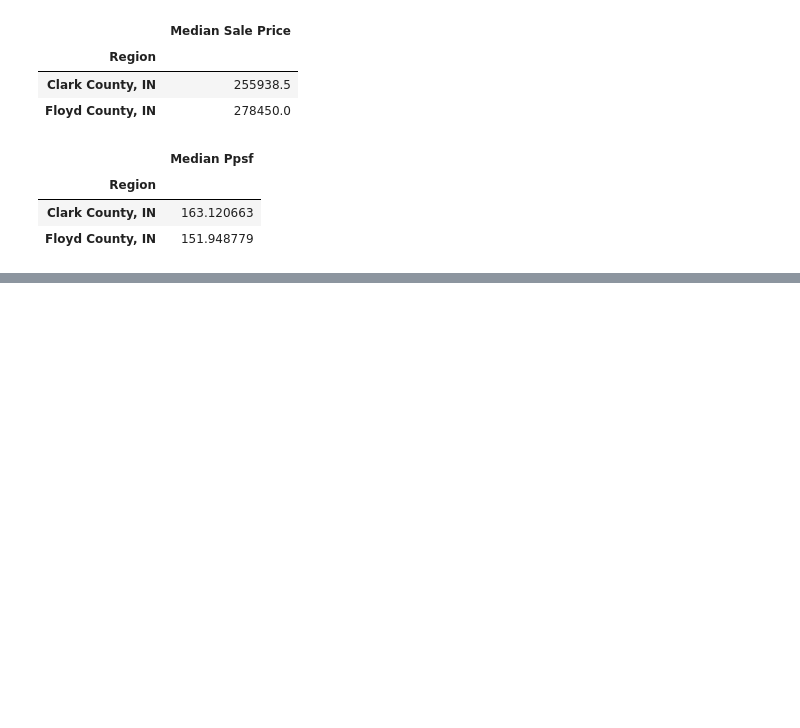
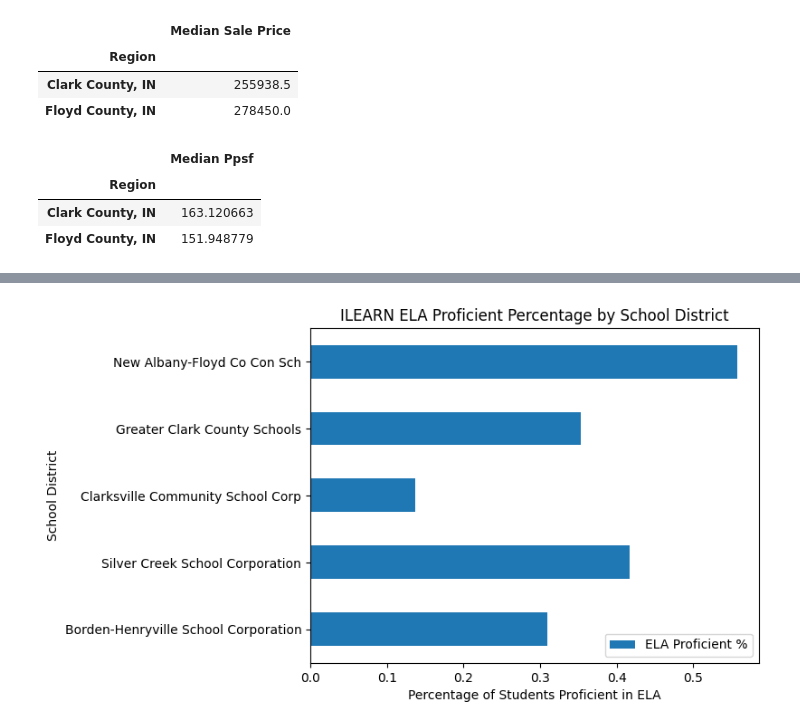
Before and after one commit to RachTheRad/SoIN_Housing_Analysis, a Jupyter notebook: HA_Cap_NB1.ipynb, the cells around one changed output, grey strips where cells are left out. Cells and saved outputs as stored; diff of their text form; code cells hidden in the pictures; blank space fills up the shorter version.

```diff
--- a/HA_Cap_NB1.ipynb
+++ b/HA_Cap_NB1.ipynb
@@ -316,0 +842,3 @@ average_saleprice.to_csv('average_saleprice.csv')
+# %%
+#changing index to be Corporation Name
+reindexed_ilearnG3df = merged_ilearnG3df.set_index('Corporation Name')
@@ -316,0 +902,7 @@ average_saleprice.to_csv('average_saleprice.csv')
+# %%
+#
+ilearn_copy = merged_ilearnG3df.copy()
+
+#changing objects to floats
+ilearn_copy['ELA Proficient %'] = ilearn_copy['ELA Proficient %'].str.rstrip('%').astype('float') / 100.0
+ilearn_copy
@@ -316,0 +916,4 @@ average_saleprice.to_csv('average_saleprice.csv')
+# %%
+#changing objects to floats
+ilearn_copy['Math Proficient %'] = ilearn_copy['Math Proficient %'].str.rstrip('%').astype('float') / 100.0
+ilearn_copy
@@ -316,0 +927,4 @@ average_saleprice.to_csv('average_saleprice.csv')
+# %%
+#changing objects to floats
+ilearn_copy['Science Proficient %'] = ilearn_copy['Science Proficient %'].str.rstrip('%').astype('float') / 100.0
+ilearn_copy
@@ -316,0 +938,10 @@ average_saleprice.to_csv('average_saleprice.csv')
+# %%
+#bar chart to plot % of students proficient in ELA by School District
+ax2 = ilearn_copy.plot.barh(x='Corporation Name',
+                                 y='ELA Proficient %',
+                                 rot=0,
+                                 xlabel='Percentage of Students Proficient in ELA',
+                                 ylabel='School District',
+                                 title="ILEARN ELA Proficient Percentage by School District") # look up label rotation
+# %% [output]
+[figure, added]
```
Also changed, not shown: parts of 49 cells of this notebook, 2 other files.
